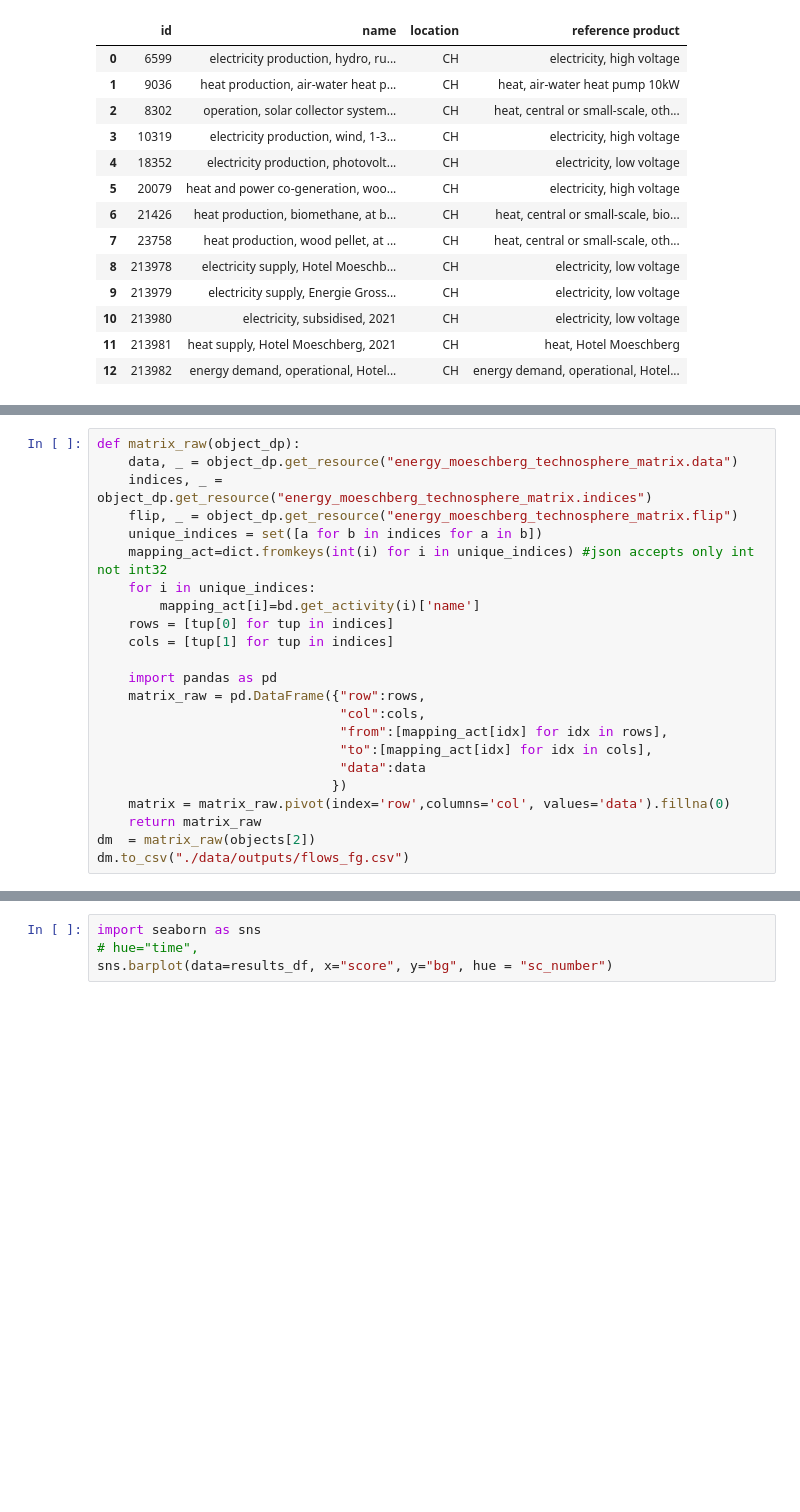
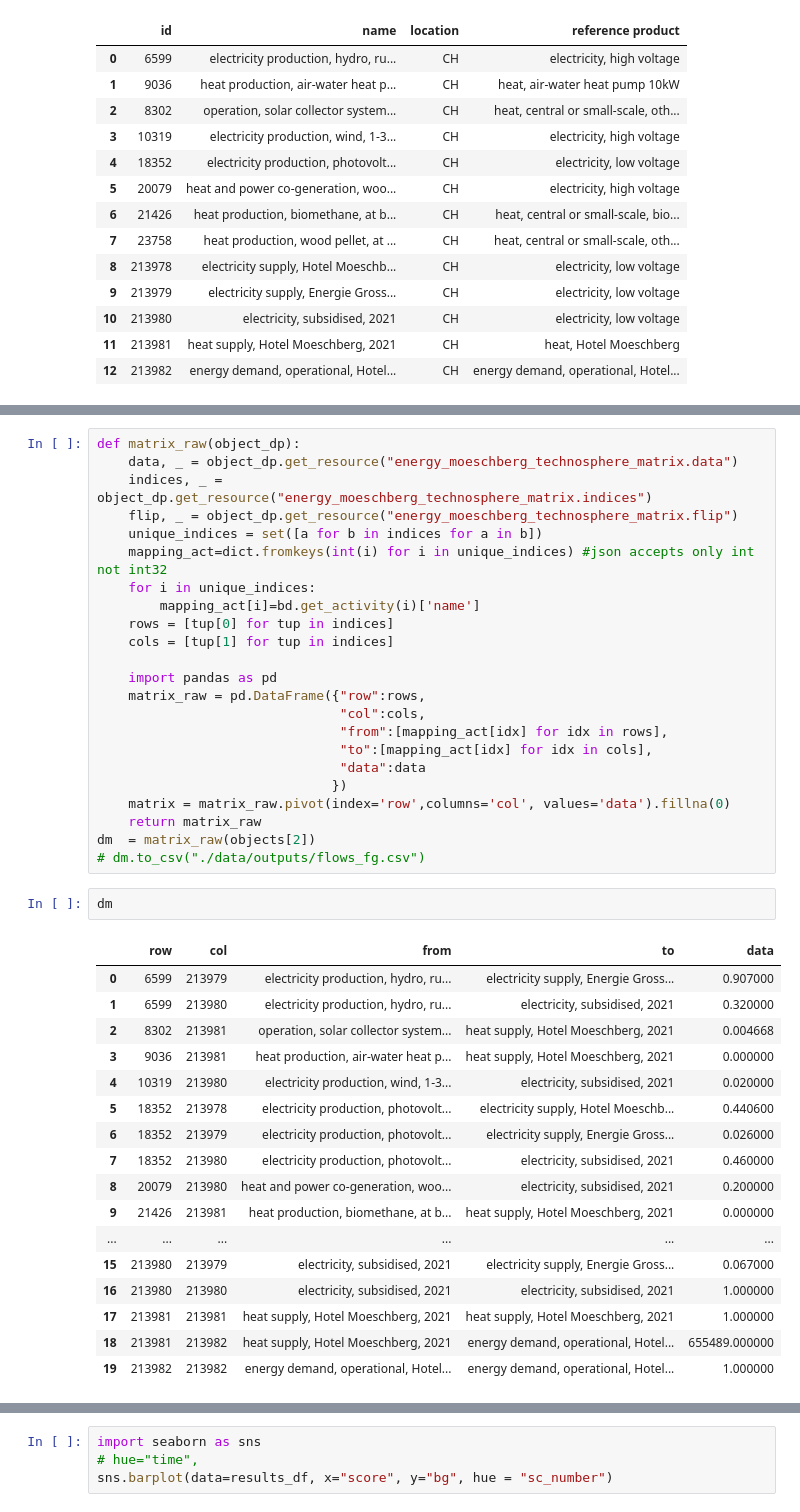
Before and after one commit to tyrael147/moeschpond, a Jupyter notebook: LCA_foreground.ipynb, the cells around one changed output, grey strips where cells are left out. Drawn from its saved outputs; the diff is of its cells as text; blank space fills up the shorter version.

```diff
--- a/LCA_foreground.ipynb
+++ b/LCA_foreground.ipynb
@@ -246,7 +257,27 @@ def matrix_raw(object_dp):
     matrix = matrix_raw.pivot(index='row',columns='col', values='data').fillna(0)
     return matrix_raw
 dm  = matrix_raw(objects[2])
-dm.to_csv("./data/outputs/flows_fg.csv")
+# dm.to_csv("./data/outputs/flows_fg.csv")
+# %%
+dm
+# %% [output]
+|  | row | col | from | to | data |
+| 0 | 6599 | 213979 | electricity production, hydro, ru... | electricity supply, Energie Gross... | 0.907000 |
+| 1 | 6599 | 213980 | electricity production, hydro, ru... | electricity, subsidised, 2021 | 0.320000 |
+| 2 | 8302 | 213981 | operation, solar collector system... | heat supply, Hotel Moeschberg, 2021 | 0.004668 |
+| 3 | 9036 | 213981 | heat production, air-water heat p... | heat supply, Hotel Moeschberg, 2021 | 0.000000 |
+| 4 | 10319 | 213980 | electricity production, wind, 1-3... | electricity, subsidised, 2021 | 0.020000 |
+| 5 | 18352 | 213978 | electricity production, photovolt... | electricity supply, Hotel Moeschb... | 0.440600 |
+| 6 | 18352 | 213979 | electricity production, photovolt... | electricity supply, Energie Gross... | 0.026000 |
+| 7 | 18352 | 213980 | electricity production, photovolt... | electricity, subsidised, 2021 | 0.460000 |
+| 8 | 20079 | 213980 | heat and power co-generation, woo... | electricity, subsidised, 2021 | 0.200000 |
+| 9 | 21426 | 213981 | heat production, biomethane, at b... | heat supply, Hotel Moeschberg, 2021 | 0.000000 |
+| ... | ... | ... | ... | ... | ... |
+| 15 | 213980 | 213979 | electricity, subsidised, 2021 | electricity supply, Energie Gross... | 0.067000 |
+| 16 | 213980 | 213980 | electricity, subsidised, 2021 | electricity, subsidised, 2021 | 1.000000 |
+| 17 | 213981 | 213981 | heat supply, Hotel Moeschberg, 2021 | heat supply, Hotel Moeschberg, 2021 | 1.000000 |
+| 18 | 213981 | 213982 | heat supply, Hotel Moeschberg, 2021 | energy demand, operational, Hotel... | 655489.000000 |
+| 19 | 213982 | 213982 | energy demand, operational, Hotel... | energy demand, operational, Hotel... | 1.000000 |
 # %%
 # from utils import modify_w_arrays
 
```
Also changed, not shown: parts of 6 cells of this notebook, 3 other files.
